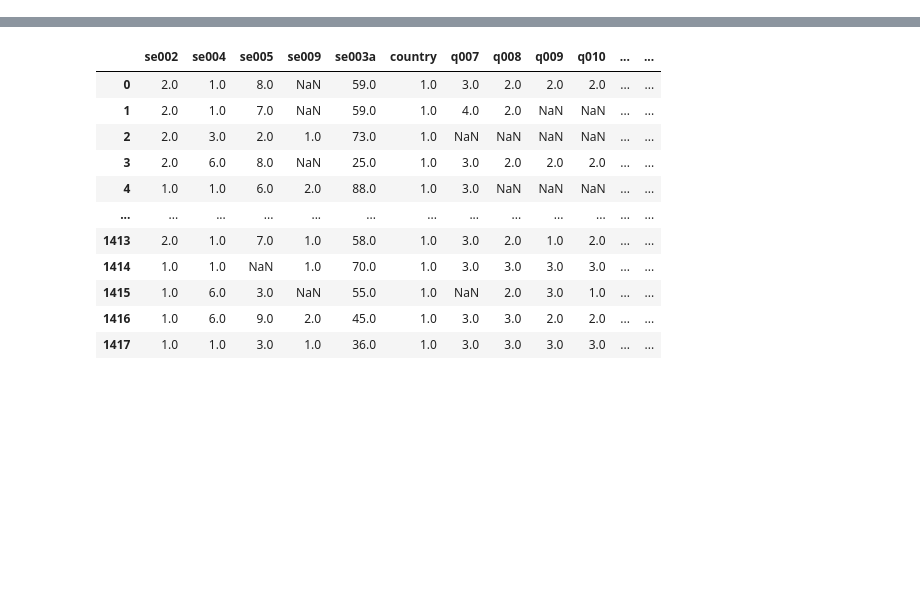
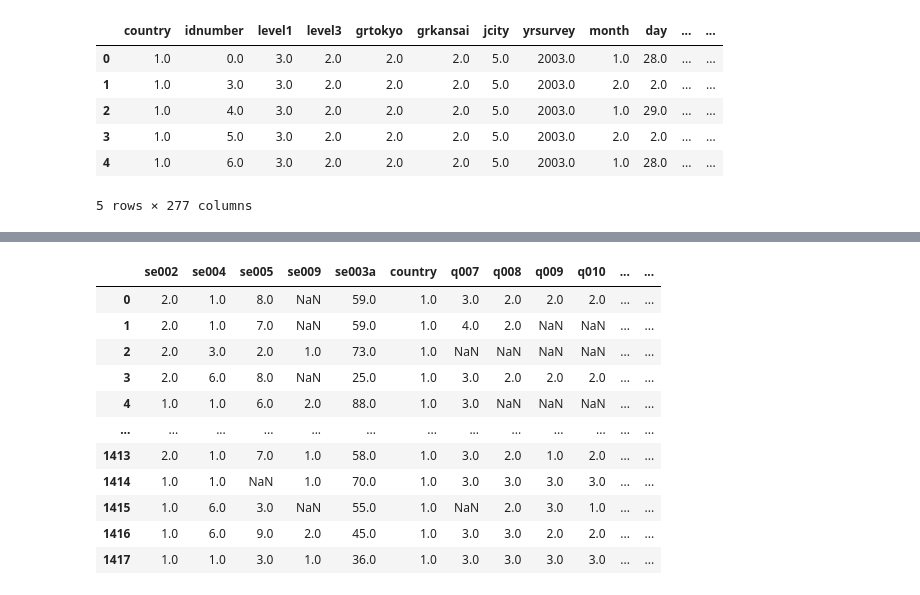
Before and after one commit to alexshen339/DataThon2021, a Jupyter notebook: Dani-EDA.ipynb, the cells around one changed output, grey strips where cells are left out. Cells and saved outputs as stored; diff of their text form; code cells hidden in the pictures; blank space fills up the shorter version.

```diff
--- a/Dani-EDA.ipynb
+++ b/Dani-EDA.ipynb
@@ -10,0 +17,11 @@ df.shape
+# %%
+#df.rename(columns=(meta.column_names_to_labels), inplace =True)
+df.head()
+# %% [output]
+|  | country | idnumber | level1 | level3 | grtokyo | grkansai | jcity | yrsurvey | month | day | ... | ... |
+| 0 | 1.0 | 0.0 | 3.0 | 2.0 | 2.0 | 2.0 | 5.0 | 2003.0 | 1.0 | 28.0 | ... | ... |
+| 1 | 1.0 | 3.0 | 3.0 | 2.0 | 2.0 | 2.0 | 5.0 | 2003.0 | 2.0 | 2.0 | ... | ... |
+| 2 | 1.0 | 4.0 | 3.0 | 2.0 | 2.0 | 2.0 | 5.0 | 2003.0 | 1.0 | 29.0 | ... | ... |
+| 3 | 1.0 | 5.0 | 3.0 | 2.0 | 2.0 | 2.0 | 5.0 | 2003.0 | 2.0 | 2.0 | ... | ... |
+| 4 | 1.0 | 6.0 | 3.0 | 2.0 | 2.0 | 2.0 | 5.0 | 2003.0 | 1.0 | 28.0 | ... | ... |
+5 rows × 277 columns
```
Also changed, not shown: parts of 6 cells of this notebook, 3 other files.
